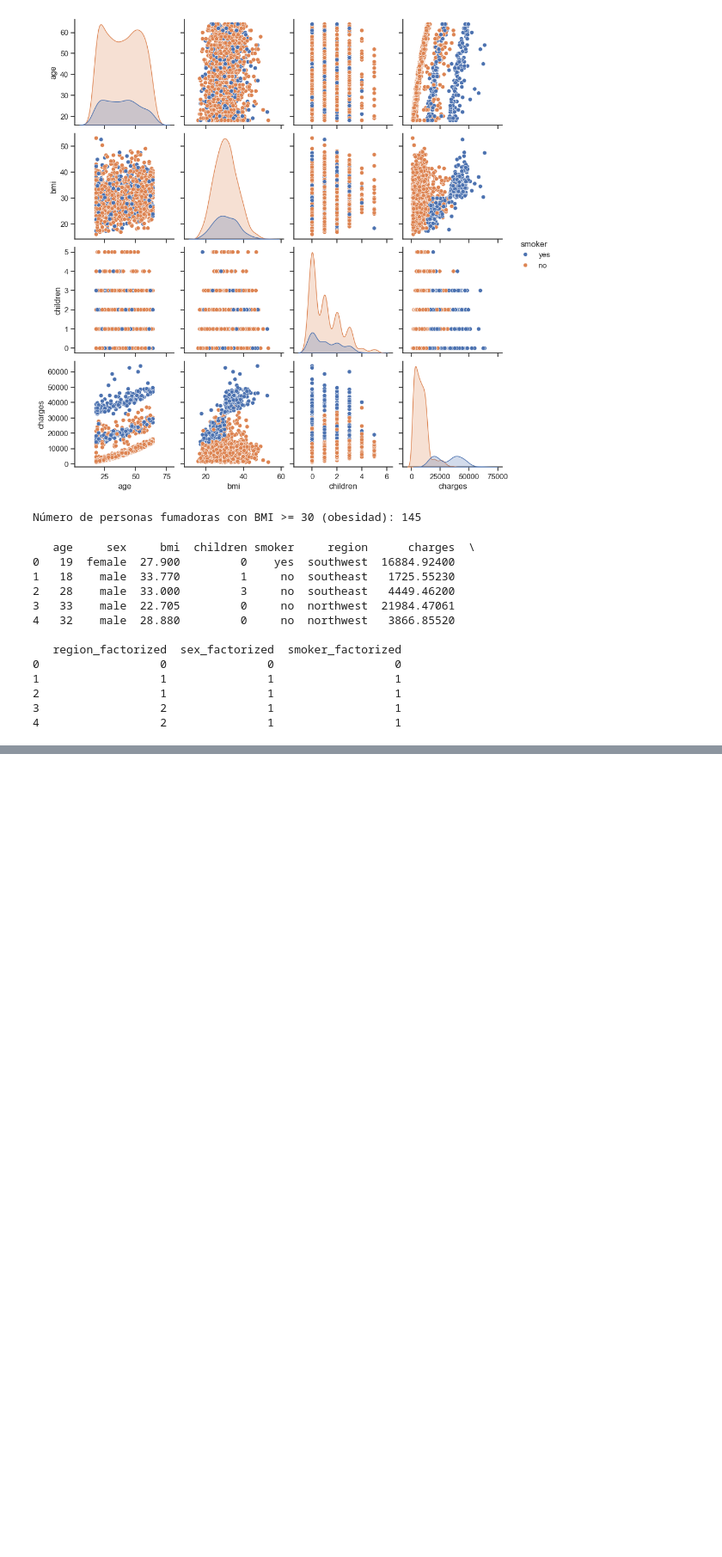
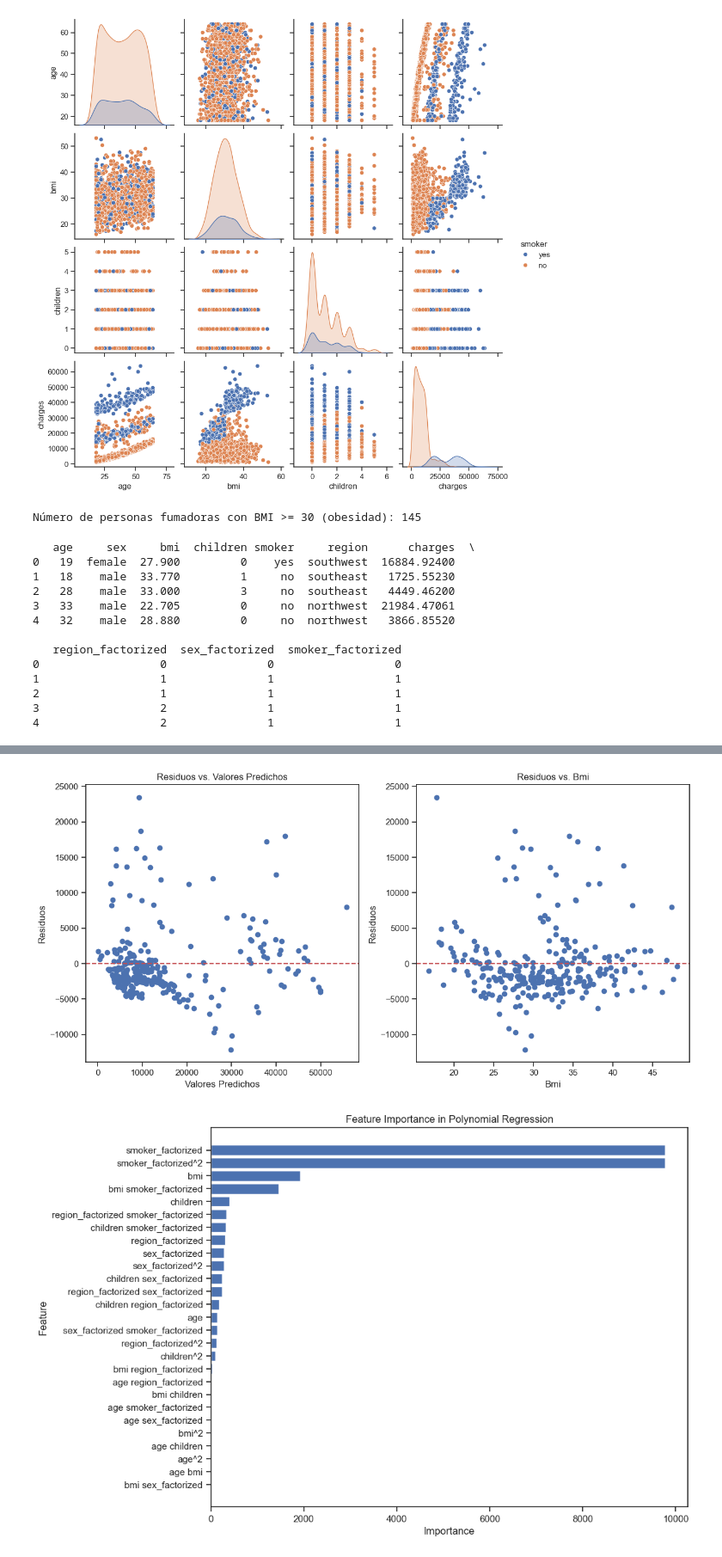
Before and after one commit to EduGarciaB/Machine_Learnin_Reg_Lineal, a Jupyter notebook: src/explore.ipynb, the cells around one changed output, grey strips where cells are left out. Shown: that part at 86% size. Drawn from its saved outputs; the diff is of its cells as text; code cells hidden in the pictures; blank space fills up the shorter version.

```diff
--- a/src/explore.ipynb
+++ b/src/explore.ipynb
@@ -273,8 +273,8 @@ from sklearn.model_selection import train_test_split
 X = df[['age', 'bmi', 'children', 'region_factorized', 'sex_factorized', 'smoker_factorized']] # Ejemplo: características numéricas
 y = df['charges']  # Variable objetivo
 
-# Dividir el conjunto de datos en entrenamiento y prueba (70% train, 30% test)
-X_train, X_test, y_train, y_test = train_test_split(X, y, test_size=0.3, random_state=42)
+# Dividir el conjunto de datos en entrenamiento y prueba (80% train, 20% test)
+X_train, X_test, y_train, y_test = train_test_split(X, y, test_size=0.2, random_state=42)
 
 # Mostrar dimensiones de los conjuntos de datos
 print(f'Dimensiones de X_train: {X_train.shape}')
@@ -425,0 +309,14 @@ plt.show()
+# %%
+# Hacer predicciones
+y_pred = linear_model.predict(X_test_poly)
+
+# Calcular métricas de evaluación
+mse = mean_squared_error(y_test, y_pred)
+mae = mean_absolute_error(y_test, y_pred)
+rmse = np.sqrt(mse)
+r2 = r2_score(y_test, y_pred)
+
+print(f'Mean Squared Error (MSE): {mse:.2f}')
+print(f'Mean Absolute Error (MAE): {mae:.2f}')
+print(f'Root Mean Squared Error (RMSE): {rmse:.2f}')
+print(f'R^2: {r2:.2f}')
@@ -425,0 +328,62 @@ plt.show()
+# %%
+
+# Análisis de los residuos
+residuals = y_test - y_pred
+
+plt.figure(figsize=(12, 6))
+
+# Gráfico de residuos vs. valores predichos
+plt.subplot(1, 2, 1)
+plt.scatter(y_pred, residuals)
+plt.axhline(y=0, color='r', linestyle='--')
+plt.xlabel('Valores Predichos')
+plt.ylabel('Residuos')
+plt.title('Residuos vs. Valores Predichos')
+
+# Gráfico de residuos vs. variable independiente (ejemplo: age)
+plt.subplot(1, 2, 2)
+plt.scatter(X_test['bmi'], residuals)
+plt.axhline(y=0, color='r', linestyle='--')
+plt.xlabel('Bmi')
+plt.ylabel('Residuos')
+plt.title('Residuos vs. Bmi')
+
+plt.tight_layout()
+plt.show()
+
+# Importancia de las características
+# Crear características polinómicas de grado 2 (excluyendo el término constante)
+poly_features = PolynomialFeatures(degree=2, include_bias=False)
+X_train_poly = poly_features.fit_transform(X_train)
+X_test_poly = poly_features.transform(X_test)
+
+# Obtener los coeficientes del modelo entrenado
+coefficients = linear_model.coef_
+
+# Crear un DataFrame con los nombres de las características y sus coeficientes
+feature_names = poly_features.get_feature_names_out(X_train.columns)
+coef_df = pd.DataFrame({'Feature': feature_names, 'Coefficient': coefficients})
+
+# Calcular la importancia de las características como el valor absoluto de los coeficientes
+coef_df['Importance'] = np.abs(coef_df['Coefficient'])
+
+# Ordenar el DataFrame por importancia de mayor a menor
+coef_df = coef_df.sort_values(by='Importance', ascending=False)
+
+# Graficar la importancia de las características, excluyendo el término constante si existiera
+plt.figure(figsize=(10, 8))
+plt.barh(coef_df['Feature'], coef_df['Importance'])
+plt.xlabel('Importance')
+plt.ylabel('Feature')
+plt.title('Feature Importance in Polynomial Regression')
+plt.gca().invert_yaxis()  # Invertir el eje Y para que las características más importantes estén en la parte superior
+plt.show()
+
+# volvemos a mostrar los resultados de la prediccion
+print(f'Mean Squared Error (MSE): {mse:.2f}')
+print(f'Mean Absolute Error (MAE): {mae:.2f}')
+print(f'Root Mean Squared Error (RMSE): {rmse:.2f}')
+print(f'R^2: {r2:.2f}')
+# %% [output]
+[figure, added]
+[figure, added]
```
Also changed, not shown: parts of 17 cells of this notebook.
